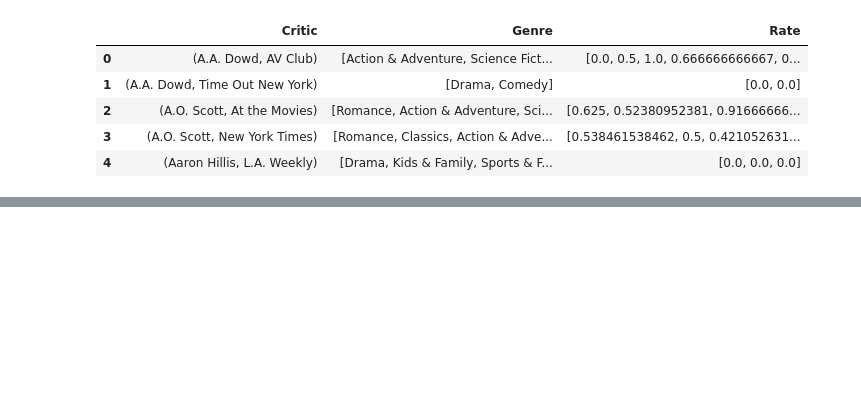
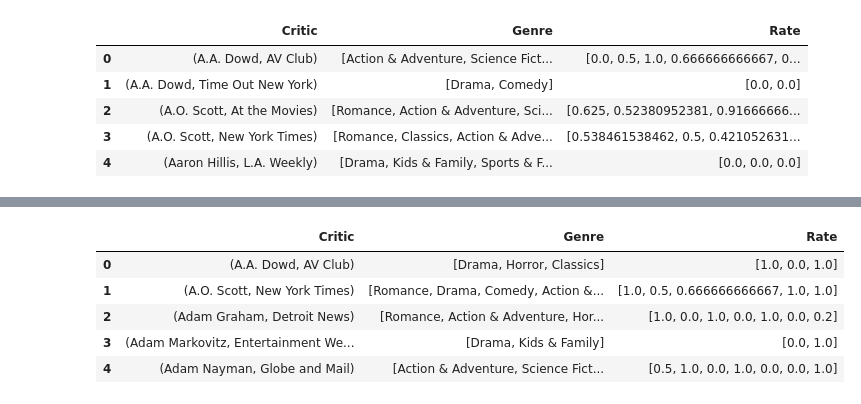
Before and after one commit to lantian2012/DataScience, a Jupyter notebook: FinalData.ipynb, the cells around one changed output, grey strips where cells are left out. Saved outputs shown, nothing was run; the diff lists cells and outputs as text; code cells hidden in the pictures; blank space fills up the shorter version.

```diff
--- a/FinalData.ipynb
+++ b/FinalData.ipynb
@@ -63,0 +116,9 @@ GenreCrticsTable.head()
+# %%
+GenreCrticsTable.head()
+# %% [output]
+|  | Critic | Genre | Rate |
+| 0 | (A.A. Dowd, AV Club) | [Drama, Horror, Classics] | [1.0, 0.0, 1.0] |
+| 1 | (A.O. Scott, New York Times) | [Romance, Drama, Comedy, Action &... | [1.0, 0.5, 0.666666666667, 1.0, 1.0] |
+| 2 | (Adam Graham, Detroit News) | [Romance, Action & Adventure, Hor... | [1.0, 0.0, 1.0, 0.0, 1.0, 0.0, 0.2] |
+| 3 | (Adam Markovitz, Entertainment We... | [Drama, Kids & Family] | [0.0, 1.0] |
+| 4 | (Adam Nayman, Globe and Mail) | [Action & Adventure, Science Fict... | [0.5, 1.0, 0.0, 1.0, 0.0, 0.0, 1.0] |
```
Also changed, not shown: parts of 6 cells of this notebook, 18 other files.
